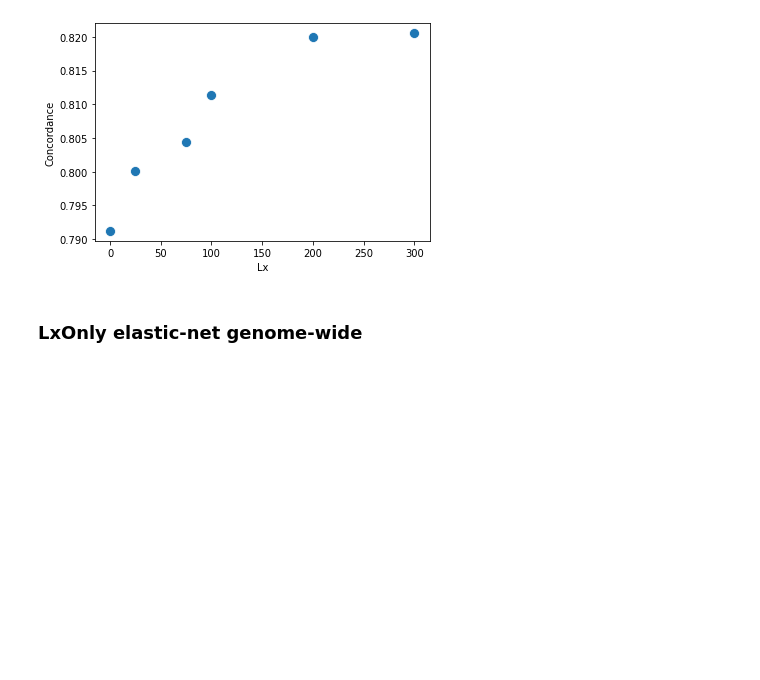
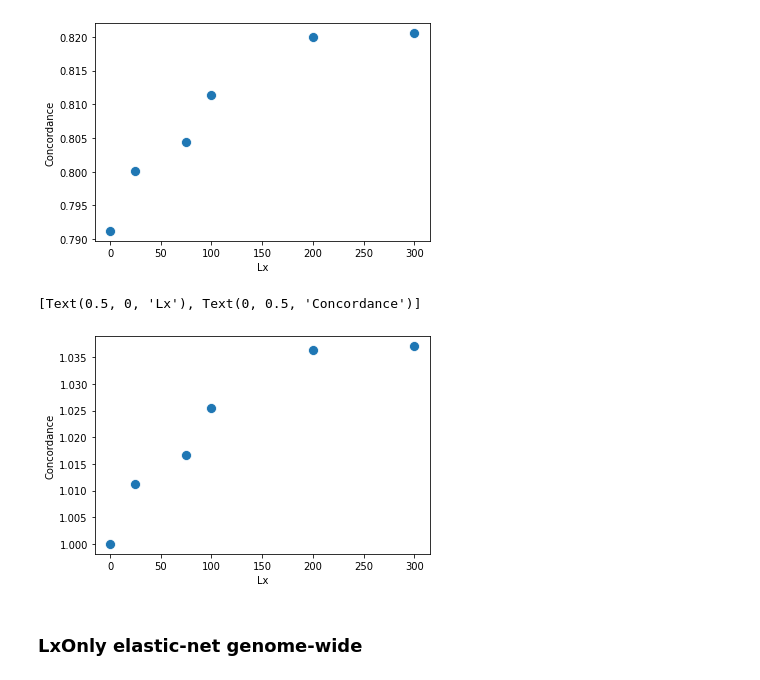
Before and after one commit to pritchardlabatpsu/cga_app, a Jupyter notebook: notebooks/05d-Lx_saturation_concord.ipynb, the cells around one changed output. Saved outputs shown, nothing was run; the diff lists cells and outputs as text; code cells hidden in the pictures; blank space fills up the shorter version.

```diff
--- a/notebooks/05d-Lx_saturation_concord.ipynb
+++ b/notebooks/05d-Lx_saturation_concord.ipynb
@@ -58,6 +58,12 @@ ax.set(xlabel='Lx', ylabel='Concordance')
 # %% [output]
 [Text(0.5, 0, 'Lx'), Text(0, 0.5, 'Concordance')]
 [figure]
+# %%
+ax = sns.scatterplot(df_stats.Lx, df_stats.c_mean_te / df_stats.c_mean_te[0], s=100)
+ax.set(xlabel='Lx', ylabel='Normalized Concordance')
+# %% [output]
+[Text(0.5, 0, 'Lx'), Text(0, 0.5, 'Concordance')]
+[figure, added]
 # %% [markdown]
 ### LxOnly elastic-net genome-wide
 # %%
```
Also changed, not shown: 3 other files.
